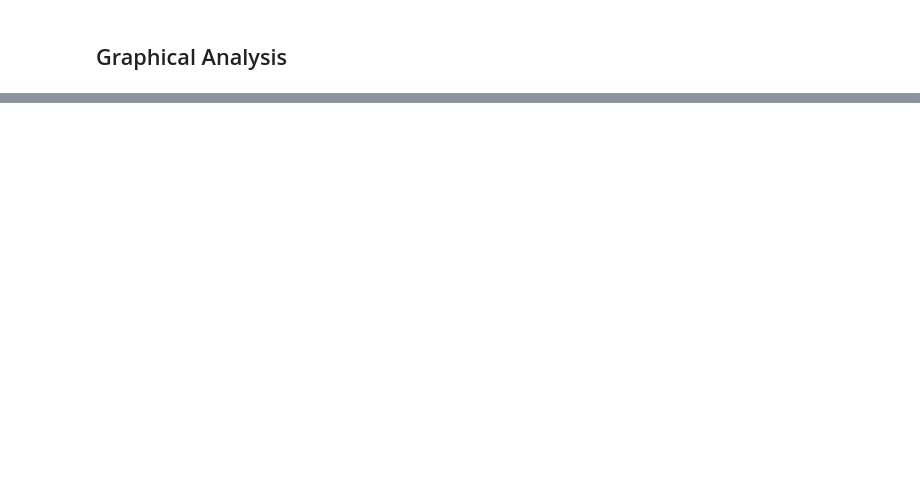
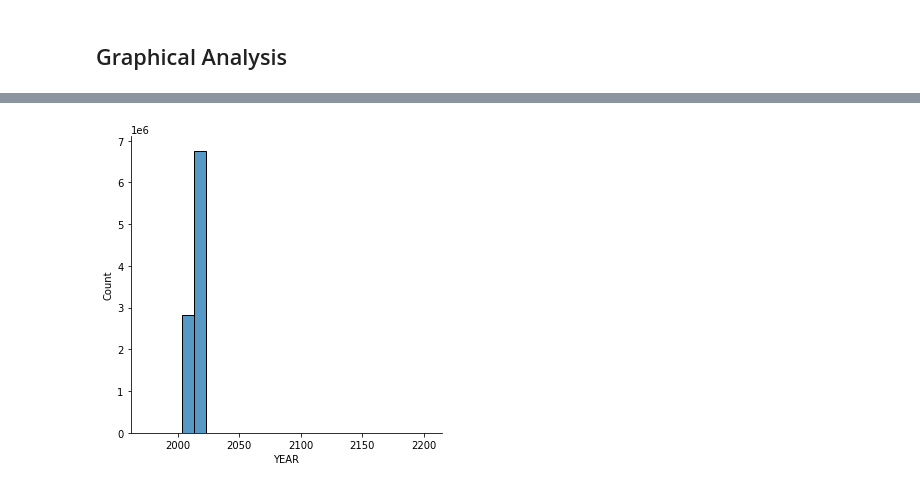
Before and after one commit to Smagia/DSB-ABB, a Jupyter notebook: DataScience_Lab1.ipynb, the cells around one changed output, grey strips where cells are left out. Saved outputs shown, nothing was run; the diff lists cells and outputs as text; code cells hidden in the pictures; blank space fills up the shorter version.

```diff
--- a/DataScience_Lab1.ipynb
+++ b/DataScience_Lab1.ipynb
@@ -244,0 +204,5 @@ Finding the biggest outlier: 621
+# %%
+ax = sb.displot(data=tempDF, x="YEAR", binwidth=10)
+plt.show()
+# %% [output]
+[figure, added]
```
Also changed, not shown: parts of 106 cells of this notebook.
